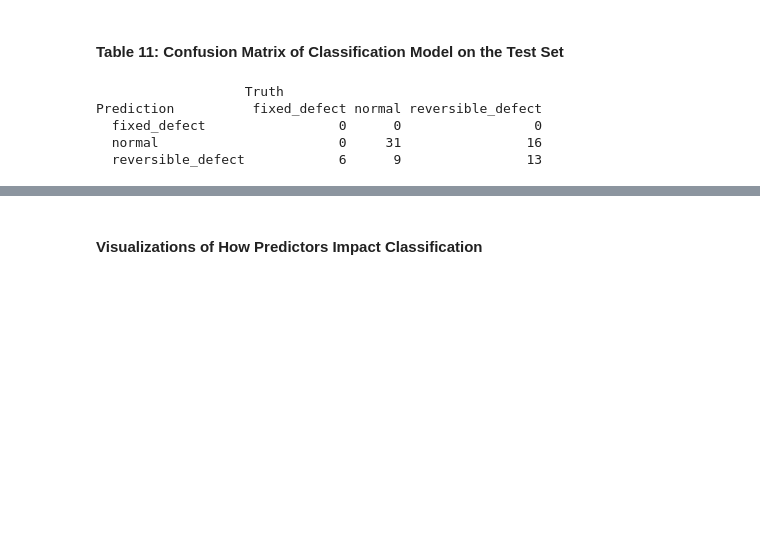
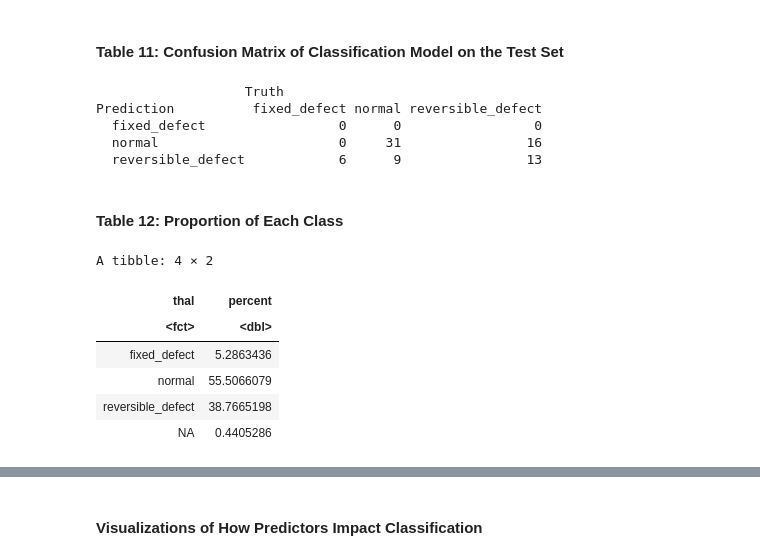
Before and after one commit to alanwake83/DSCI_group30_project, a Jupyter notebook: project_report.ipynb, the cells around one changed output, grey strips where cells are left out. Cells and saved outputs as stored; diff of their text form; code cells hidden in the pictures; blank space fills up the shorter version.

```diff
--- a/project_report.ipynb
+++ b/project_report.ipynb
@@ -369,3 +369,18 @@ Prediction          fixed_defect normal reversible_defect
   fixed_defect                 0      0                 0
   normal                       0     31                16
   reversible_defect            6      9                13
+# %% [markdown]
+#### Table 12: Proportion of Each Class
+# %%
+cleveland_proportion <- cleveland_table_2 |>
+                      mutate(percent = 100*count/nrow(cleveland_train)) |>
+                      select(thal, percent)
+cleveland_proportion
+# %% [output]
+A tibble: 4 × 2
+| thal | percent |
+| <fct> | <dbl> |
+| fixed_defect | 5.2863436 |
+| normal | 55.5066079 |
+| reversible_defect | 38.7665198 |
+| NA | 0.4405286 |
```
Also changed, not shown: parts of 7 cells of this notebook.
